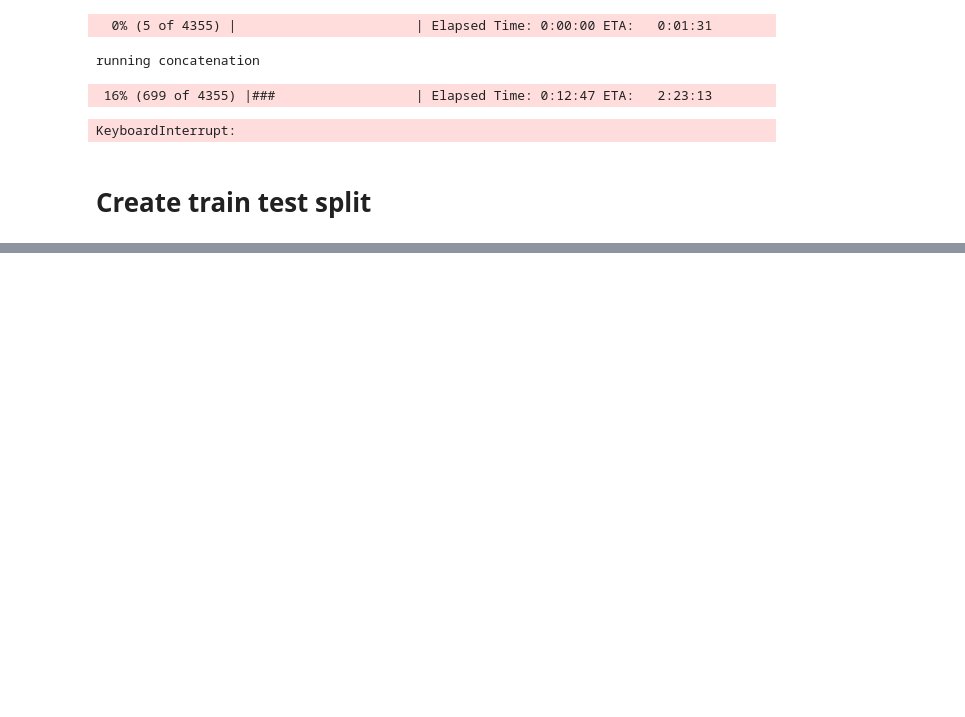
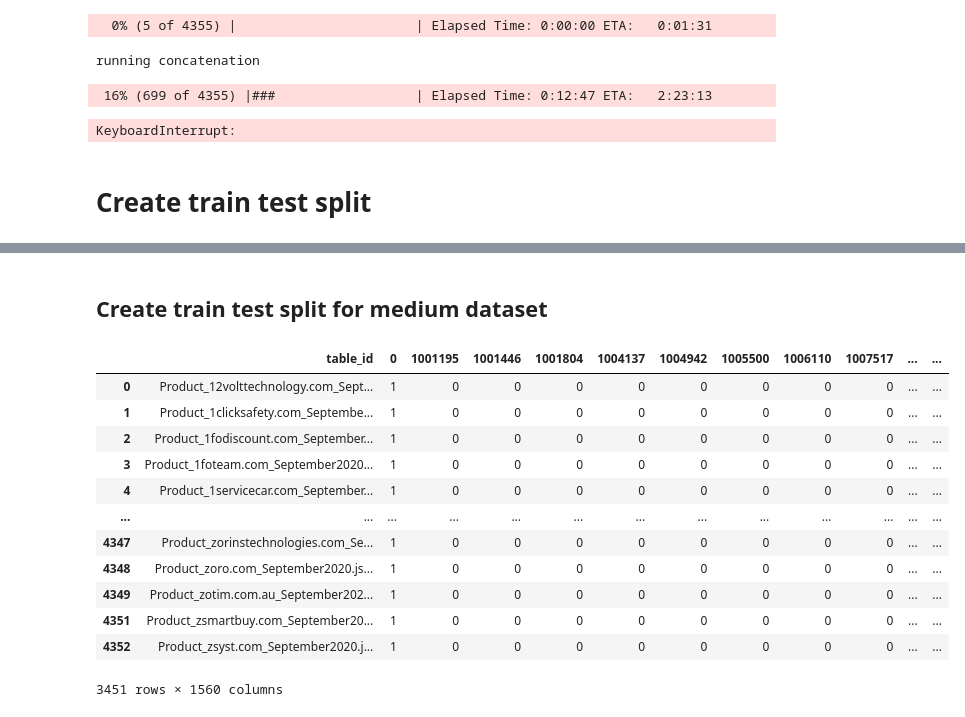
Before and after one commit to NiklasSabel/data_integration_using_deep_learning, a Jupyter notebook: notebooks/Entity/Product/train_test_split/Entity_Product_train_test_split.ipynb, the cells around one changed output, grey strips where cells are left out. Drawn from its saved outputs; the diff is of its cells as text; code cells hidden in the pictures; blank space fills up the shorter version.

```diff
--- a/notebooks/Entity/Product/train_test_split/Entity_Product_train_test_split.ipynb
+++ b/notebooks/Entity/Product/train_test_split/Entity_Product_train_test_split.ipynb
@@ -460,0 +701,22 @@ for index in columns_sorted.filename:#???
+# %% [markdown]
+## Create train test split for medium dataset
+# %%
+# create overview table for large train set
+all_tables_large_train = [file for file in os.listdir(os.path.join(train_test_output_path, 'large/train')) if file.endswith('.json.gz')]
+large_train = full_table[full_table['table_id'].isin(all_tables_large_train)]
+large_train.to_csv(os.path.join(train_test_output_path, 'large', 'train_set_overview_large.csv'))
+large_train
+# %% [output]
+|  | table_id | 0 | 1001195 | 1001446 | 1001804 | 1004137 | 1004942 | 1005500 | 1006110 | 1007517 | ... | ... |
+| 0 | Product_12volttechnology.com_Sept... | 1 | 0 | 0 | 0 | 0 | 0 | 0 | 0 | 0 | ... | ... |
+| 1 | Product_1clicksafety.com_Septembe... | 1 | 0 | 0 | 0 | 0 | 0 | 0 | 0 | 0 | ... | ... |
+| 2 | Product_1fodiscount.com_September... | 1 | 0 | 0 | 0 | 0 | 0 | 0 | 0 | 0 | ... | ... |
+| 3 | Product_1foteam.com_September2020... | 1 | 0 | 0 | 0 | 0 | 0 | 0 | 0 | 0 | ... | ... |
+| 4 | Product_1servicecar.com_September... | 1 | 0 | 0 | 0 | 0 | 0 | 0 | 0 | 0 | ... | ... |
+| ... | ... | ... | ... | ... | ... | ... | ... | ... | ... | ... | ... | ... |
+| 4347 | Product_zorinstechnologies.com_Se... | 1 | 0 | 0 | 0 | 0 | 0 | 0 | 0 | 0 | ... | ... |
+| 4348 | Product_zoro.com_September2020.js... | 1 | 0 | 0 | 0 | 0 | 0 | 0 | 0 | 0 | ... | ... |
+| 4349 | Product_zotim.com.au_September202... | 1 | 0 | 0 | 0 | 0 | 0 | 0 | 0 | 0 | ... | ... |
+| 4351 | Product_zsmartbuy.com_September20... | 1 | 0 | 0 | 0 | 0 | 0 | 0 | 0 | 0 | ... | ... |
+| 4352 | Product_zsyst.com_September2020.j... | 1 | 0 | 0 | 0 | 0 | 0 | 0 | 0 | 0 | ... | ... |
+3451 rows × 1560 columns
```
Also changed, not shown: parts of 29 cells of this notebook.
